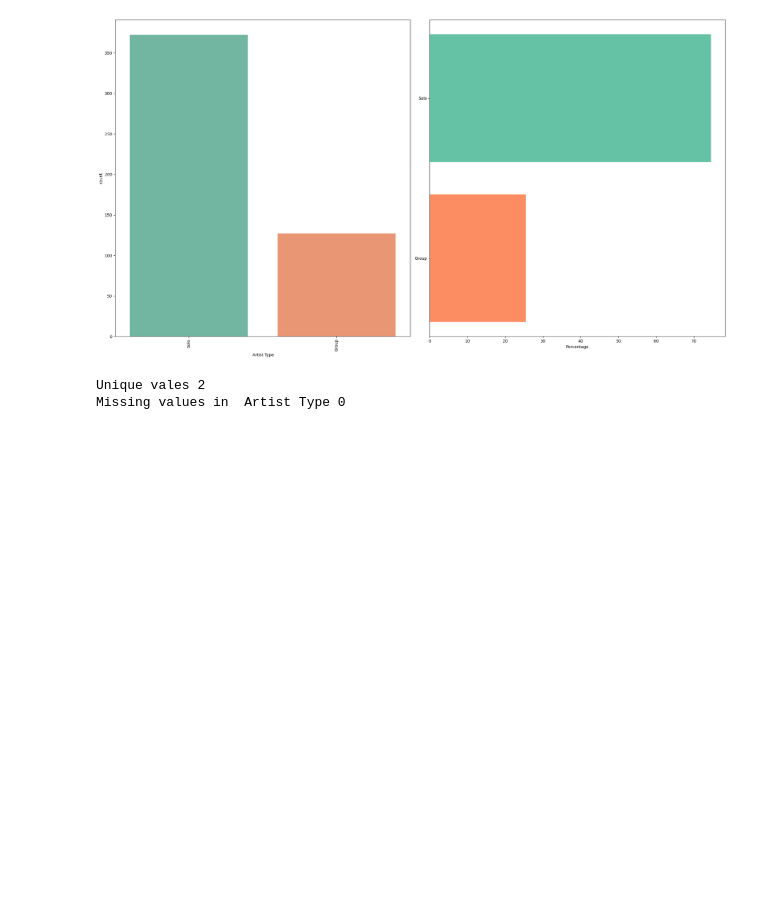
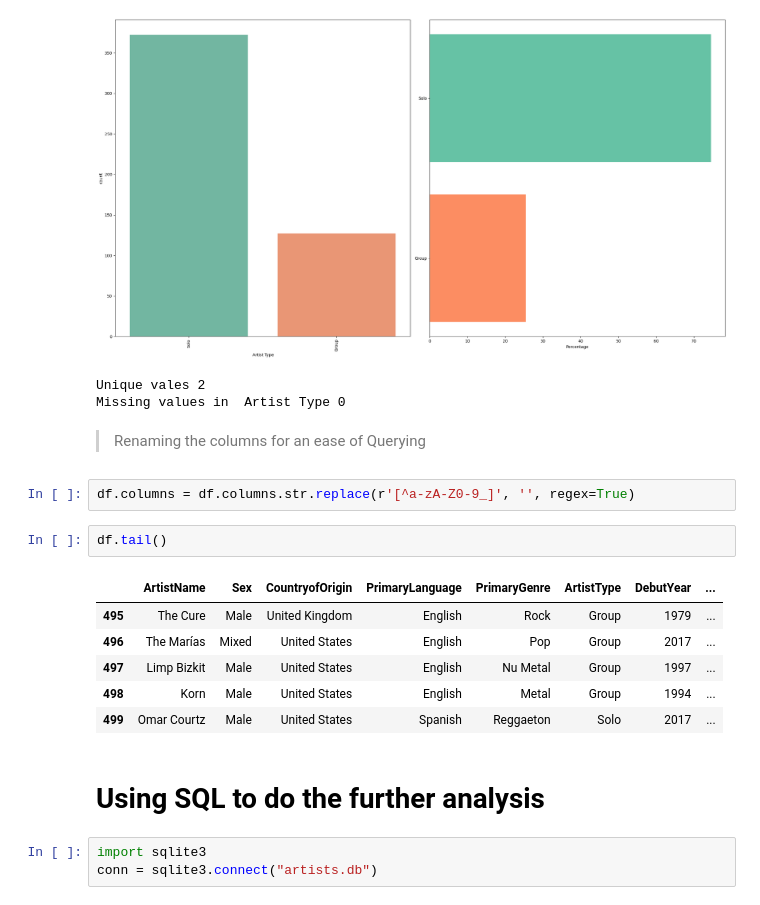
Before and after one commit to satyam2006-cmd/DataForge, a Jupyter notebook: Journey_milestones_and_mini_projects/most-streamed-artist-on-spotify.ipynb, the cells around one changed output. Saved outputs shown, nothing was run; the diff lists cells and outputs as text; blank space fills up the shorter version.

Commit message:
Day 35 : Kaggle Notebook | Most Streamed artist on Spotify (In Sql) | Version 5

```diff
--- a/Journey_milestones_and_mini_projects/most-streamed-artist-on-spotify.ipynb
+++ b/Journey_milestones_and_mini_projects/most-streamed-artist-on-spotify.ipynb
@@ -172,3 +172,21 @@ Missing values in Primary Genre 0
 [figure]
 Unique vales 2
 Missing values in  Artist Type 0
+# %% [markdown]
+>Renaming the columns for an ease of Querying
+# %%
+df.columns = df.columns.str.replace(r'[^a-zA-Z0-9_]', '', regex=True)
+# %%
+df.tail()
+# %% [output]
+|  | ArtistName | Sex | CountryofOrigin | PrimaryLanguage | PrimaryGenre | ArtistType | DebutYear | ... |
+| 495 | The Cure | Male | United Kingdom | English | Rock | Group | 1979 | ... |
+| 496 | The Marías | Mixed | United States | English | Pop | Group | 2017 | ... |
+| 497 | Limp Bizkit | Male | United States | English | Nu Metal | Group | 1997 | ... |
+| 498 | Korn | Male | United States | English | Metal | Group | 1994 | ... |
+| 499 | Omar Courtz | Male | United States | Spanish | Reggaeton | Solo | 2017 | ... |
+# %% [markdown]
+# Using **SQL** to do the further analysis
+# %%
+import sqlite3
+conn = sqlite3.connect("artists.db")
```
Also changed, not shown: parts of 4 cells of this notebook.
